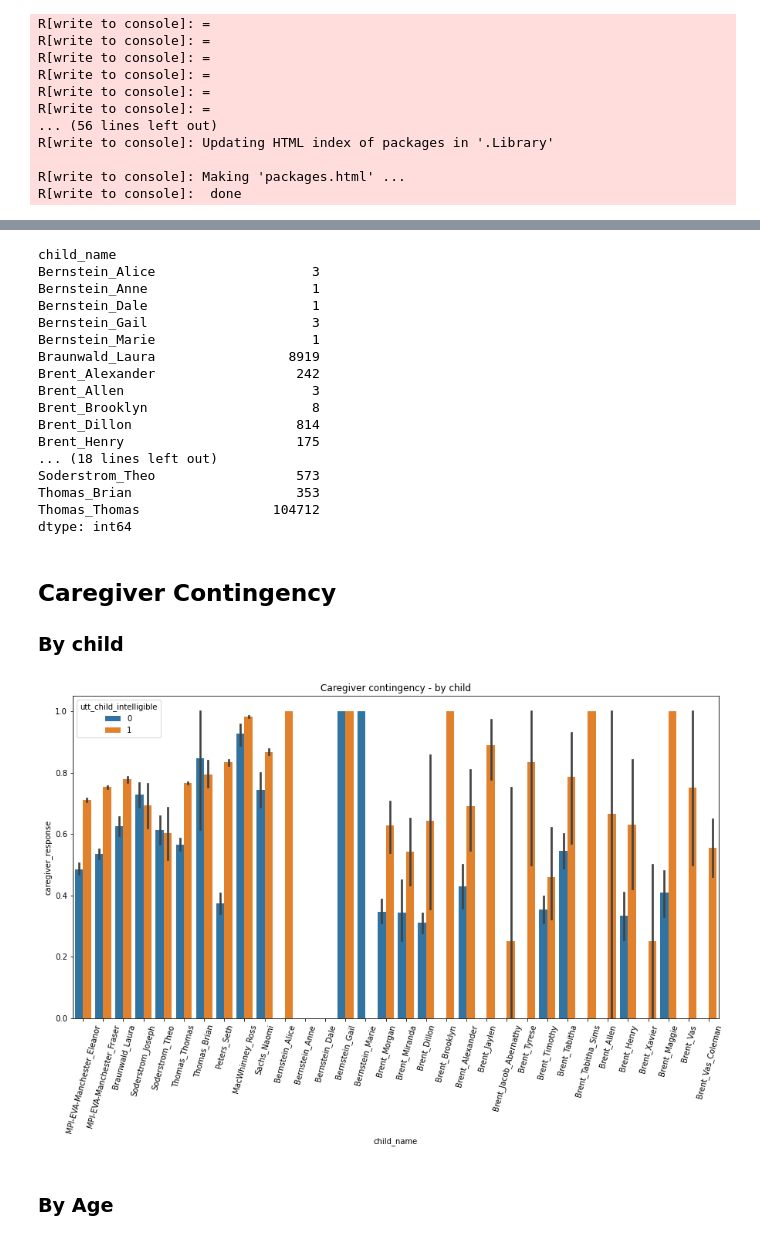
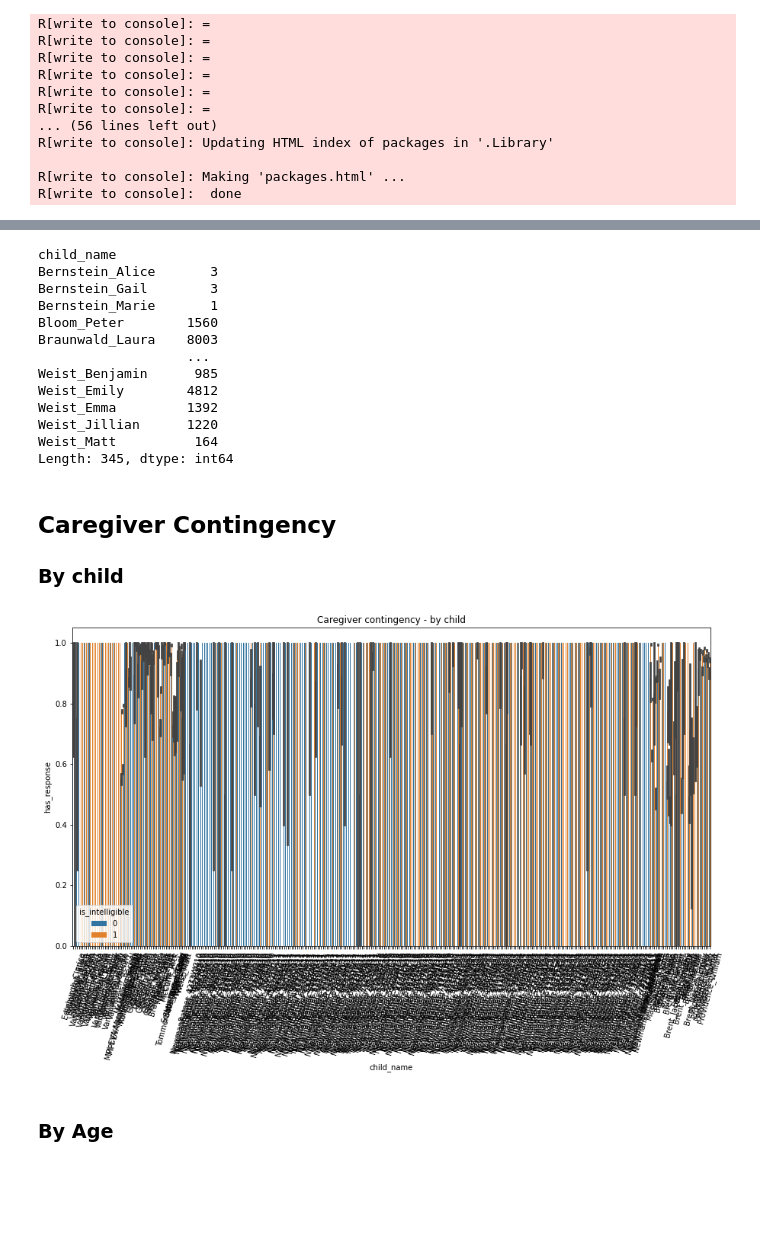
Before and after one commit to mitjanikolaus/childes-communicative-feedback, a Jupyter notebook: analysis_intelligibility_glm.ipynb, the cells around one changed output, grey strips where cells are left out. Saved outputs shown, nothing was run; the diff lists cells and outputs as text; code cells hidden in the pictures; blank space fills up the shorter version.

```diff
--- a/analysis_intelligibility_glm.ipynb
+++ b/analysis_intelligibility_glm.ipynb
@@ -30,7 +30,7 @@ R[write to console]: Making 'packages.html' ...
 R[write to console]:  done
 # %%
 # Load data
-utterances = pd.read_csv("results/intelligibility/utterances.csv")
+utterances = pd.read_csv("results/intelligibility/conversations.csv")
 
 # convert True/False to 0/1:
 utterances.replace({False: 0, True: 1}, inplace=True)
@@ -49,22 +50,18 @@ counts = utterances.groupby("child_name").size()
 counts
 # %% [output]
 child_name
-Bernstein_Alice                    3
-Bernstein_Anne                     1
-Bernstein_Dale                     1
-Bernstein_Gail                     3
-Bernstein_Marie                    1
-Braunwald_Laura                 8919
-Brent_Alexander                  242
-Brent_Allen                        3
-Brent_Brooklyn                     8
-Brent_Dillon                     814
-Brent_Henry                      175
-... (18 lines left out)
-Soderstrom_Theo                  573
-Thomas_Brian                     353
-Thomas_Thomas                 104712
-dtype: int64
+Bernstein_Alice       3
+Bernstein_Gail        3
+Bernstein_Marie       1
+Bloom_Peter        1560
+Braunwald_Laura    8003
+                   ...
+Weist_Benjamin      985
+Weist_Emily        4812
+Weist_Emma         1392
+Weist_Jillian      1220
+Weist_Matt          164
+Length: 345, dtype: int64
 # %%
 # Exclude children with less than 100 datapoints:
 # child_names_enough_data = [name for name, count in counts.items() if count > 100]
@@ -76,17 +73,18 @@ dtype: int64
 ### By child
 # %%
 plt.rcParams['figure.figsize'] = [15, 10]
+plt.figure()
 sns.barplot(
         data=utterances,
         x="child_name",
-        y="caregiver_response",
-        hue="utt_child_intelligible"
+        y="has_response",
+        hue="is_intelligible"
 )
 plt.title("Caregiver contingency - by child")
 plt.xticks(rotation=75)
 plt.subplots_adjust(bottom=0.3)
 # %% [output]
-[figure, old version]
+[figure, new version]
 # %% [markdown]
 ### By Age
 # %%
```
Also changed, not shown: parts of 10 cells of this notebook, 5 other files.
